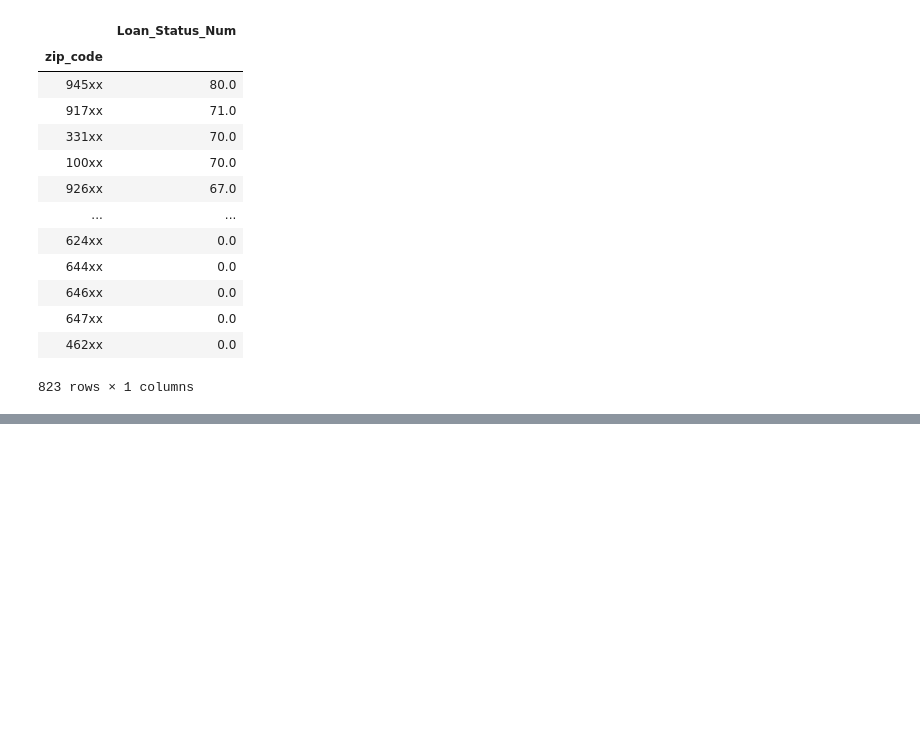
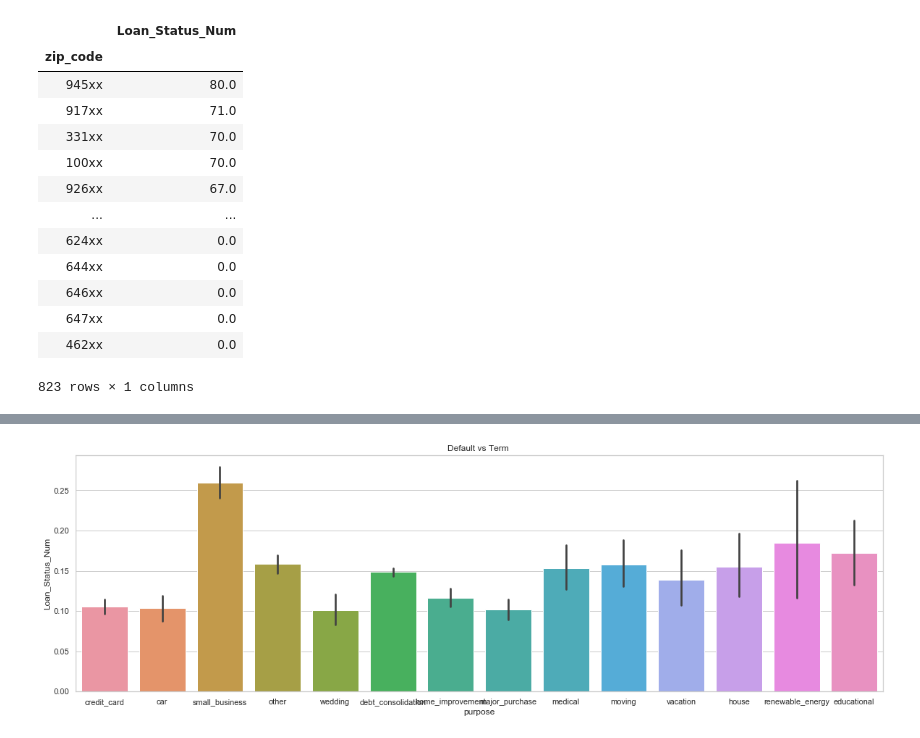
Before and after one commit to gauravsbisht/caseStudy, a Jupyter notebook: LendingClub.ipynb, the cells around one changed output, grey strips where cells are left out. Drawn from its saved outputs; the diff is of its cells as text; code cells hidden in the pictures; blank space fills up the shorter version.

```diff
--- a/LendingClub.ipynb
+++ b/LendingClub.ipynb
@@ -703,0 +708,9 @@ loan_df.groupby('zip_code').sum()[['Loan_Status_Num']].sort_values(by = 'Loan_St
+# %%
+plt.figure(figsize=(20, 6))
+sns.set(style="whitegrid")
+sns.barplot(x='purpose', y='Loan_Status_Num', data=loan_df, estimator = np.average)
+plt.title("Default vs Term ")
+plt.show()
+# People who have taken loan for small business have defaulted the most
+# %% [output]
+[figure, added]
```
Also changed, not shown: parts of 7 cells of this notebook.
